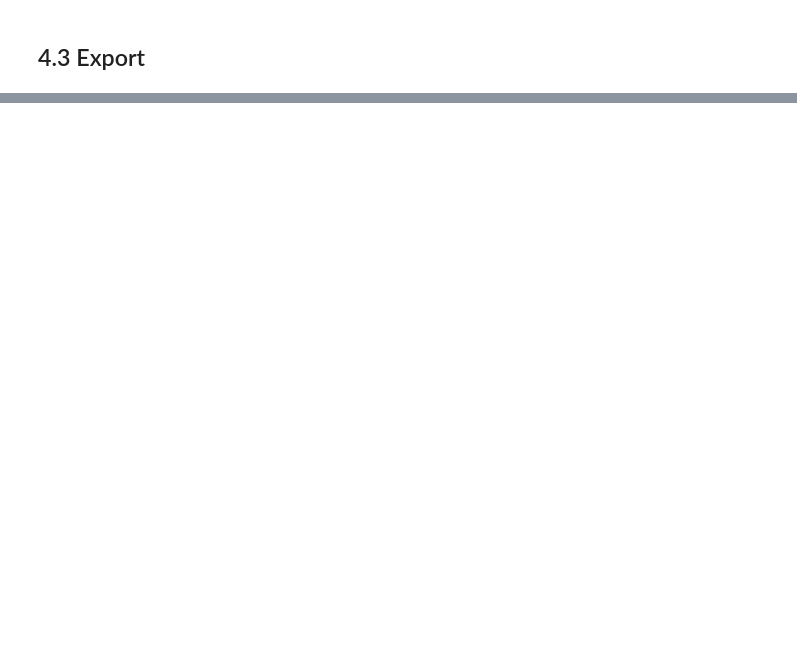
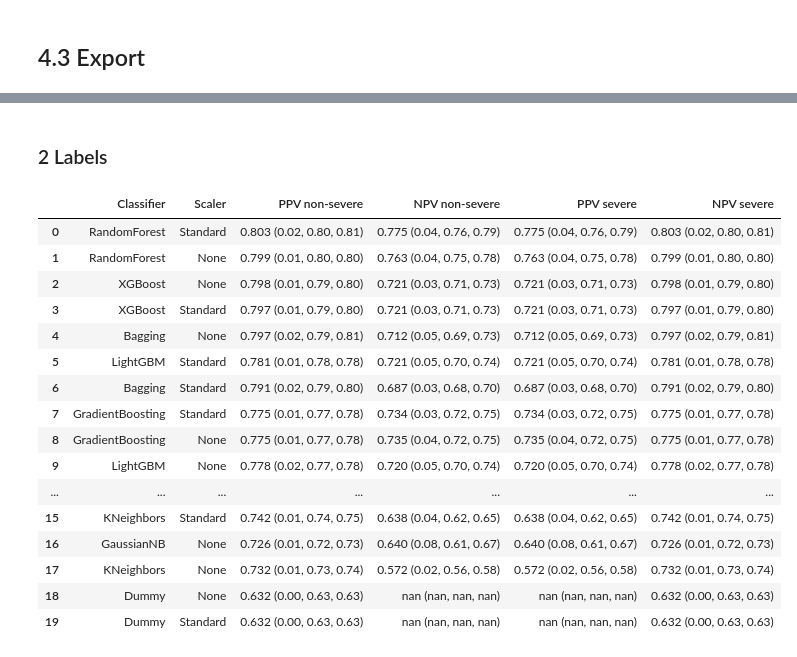
Before and after one commit to danieldealmeidaduque/using-ml-to-predict-hemophilia-a-severity, a Jupyter notebook: src/ml.ipynb, the cells around one changed output, grey strips where cells are left out. Cells and saved outputs as stored; diff of their text form; code cells hidden in the pictures; blank space fills up the shorter version.

```diff
--- a/src/ml.ipynb
+++ b/src/ml.ipynb
@@ -1100,0 +1129,32 @@ export_df(ppv_npv_values_3_labels, "ppv_npv_values", 3)
+# %% [markdown]
+### 2 Labels
+# %%
+# Format PPV and NPV
+ppv_npv_values_2_labels = format_ppv_npv(df_2_labels, ['non-severe', 'severe'])
+ppv_npv_values_2_labels = ppv_npv_values_2_labels[['Classifier', 'Scaler', 'PPV non-severe', 'NPV non-severe', 'PPV severe', 'NPV severe']]
+display(ppv_npv_values_2_labels)
+
+# Format the nan (nan, nan, nan) and add textbf to the maximum value
+ppv_npv_values_2_labels[ppv_npv_values_2_labels.columns[2:]] = format_nan_and_add_textbf(ppv_npv_values_2_labels[ppv_npv_values_2_labels.columns[2:]])
+display(ppv_npv_values_2_labels)
+
+# Export PPV and NPV values
+export_df(ppv_npv_values_2_labels, "ppv_npv_values", 2)
+# %% [output]
+|  | Classifier | Scaler | PPV non-severe | NPV non-severe | PPV severe | NPV severe |
+| 0 | RandomForest | Standard | 0.803 (0.02, 0.80, 0.81) | 0.775 (0.04, 0.76, 0.79) | 0.775 (0.04, 0.76, 0.79) | 0.803 (0.02, 0.80, 0.81) |
+| 1 | RandomForest | None | 0.799 (0.01, 0.80, 0.80) | 0.763 (0.04, 0.75, 0.78) | 0.763 (0.04, 0.75, 0.78) | 0.799 (0.01, 0.80, 0.80) |
+| 2 | XGBoost | None | 0.798 (0.01, 0.79, 0.80) | 0.721 (0.03, 0.71, 0.73) | 0.721 (0.03, 0.71, 0.73) | 0.798 (0.01, 0.79, 0.80) |
+| 3 | XGBoost | Standard | 0.797 (0.01, 0.79, 0.80) | 0.721 (0.03, 0.71, 0.73) | 0.721 (0.03, 0.71, 0.73) | 0.797 (0.01, 0.79, 0.80) |
+| 4 | Bagging | None | 0.797 (0.02, 0.79, 0.81) | 0.712 (0.05, 0.69, 0.73) | 0.712 (0.05, 0.69, 0.73) | 0.797 (0.02, 0.79, 0.81) |
+| 5 | LightGBM | Standard | 0.781 (0.01, 0.78, 0.78) | 0.721 (0.05, 0.70, 0.74) | 0.721 (0.05, 0.70, 0.74) | 0.781 (0.01, 0.78, 0.78) |
+| 6 | Bagging | Standard | 0.791 (0.02, 0.79, 0.80) | 0.687 (0.03, 0.68, 0.70) | 0.687 (0.03, 0.68, 0.70) | 0.791 (0.02, 0.79, 0.80) |
+| 7 | GradientBoosting | Standard | 0.775 (0.01, 0.77, 0.78) | 0.734 (0.03, 0.72, 0.75) | 0.734 (0.03, 0.72, 0.75) | 0.775 (0.01, 0.77, 0.78) |
+| 8 | GradientBoosting | None | 0.775 (0.01, 0.77, 0.78) | 0.735 (0.04, 0.72, 0.75) | 0.735 (0.04, 0.72, 0.75) | 0.775 (0.01, 0.77, 0.78) |
+| 9 | LightGBM | None | 0.778 (0.02, 0.77, 0.78) | 0.720 (0.05, 0.70, 0.74) | 0.720 (0.05, 0.70, 0.74) | 0.778 (0.02, 0.77, 0.78) |
+| ... | ... | ... | ... | ... | ... | ... |
+| 15 | KNeighbors | Standard | 0.742 (0.01, 0.74, 0.75) | 0.638 (0.04, 0.62, 0.65) | 0.638 (0.04, 0.62, 0.65) | 0.742 (0.01, 0.74, 0.75) |
+| 16 | GaussianNB | None | 0.726 (0.01, 0.72, 0.73) | 0.640 (0.08, 0.61, 0.67) | 0.640 (0.08, 0.61, 0.67) | 0.726 (0.01, 0.72, 0.73) |
+| 17 | KNeighbors | None | 0.732 (0.01, 0.73, 0.74) | 0.572 (0.02, 0.56, 0.58) | 0.572 (0.02, 0.56, 0.58) | 0.732 (0.01, 0.73, 0.74) |
+| 18 | Dummy | None | 0.632 (0.00, 0.63, 0.63) | nan (nan, nan, nan) | nan (nan, nan, nan) | 0.632 (0.00, 0.63, 0.63) |
+| 19 | Dummy | Standard | 0.632 (0.00, 0.63, 0.63) | nan (nan, nan, nan) | nan (nan, nan, nan) | 0.632 (0.00, 0.63, 0.63) |
```
Also changed, not shown: parts of 17 cells of this notebook, 12 other files.
